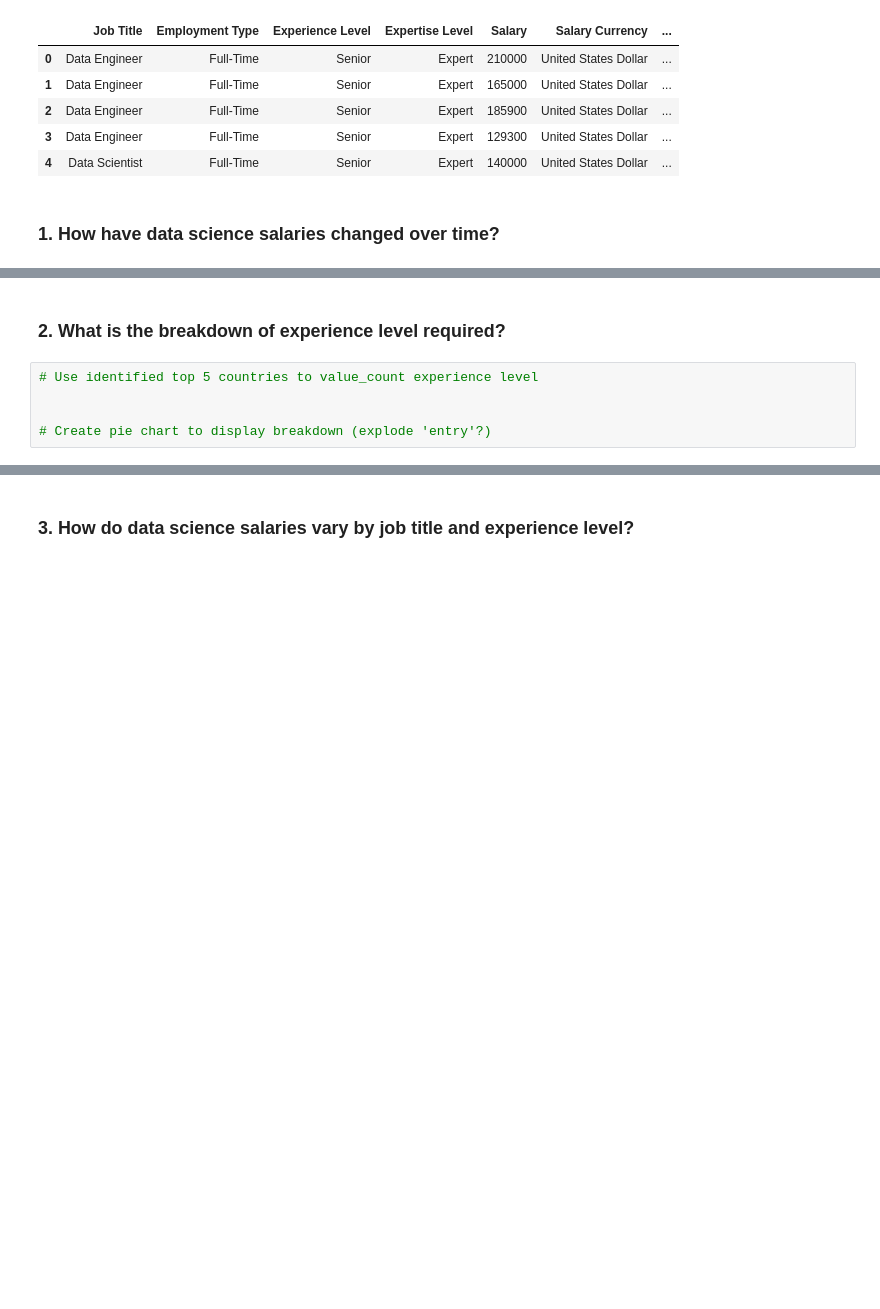
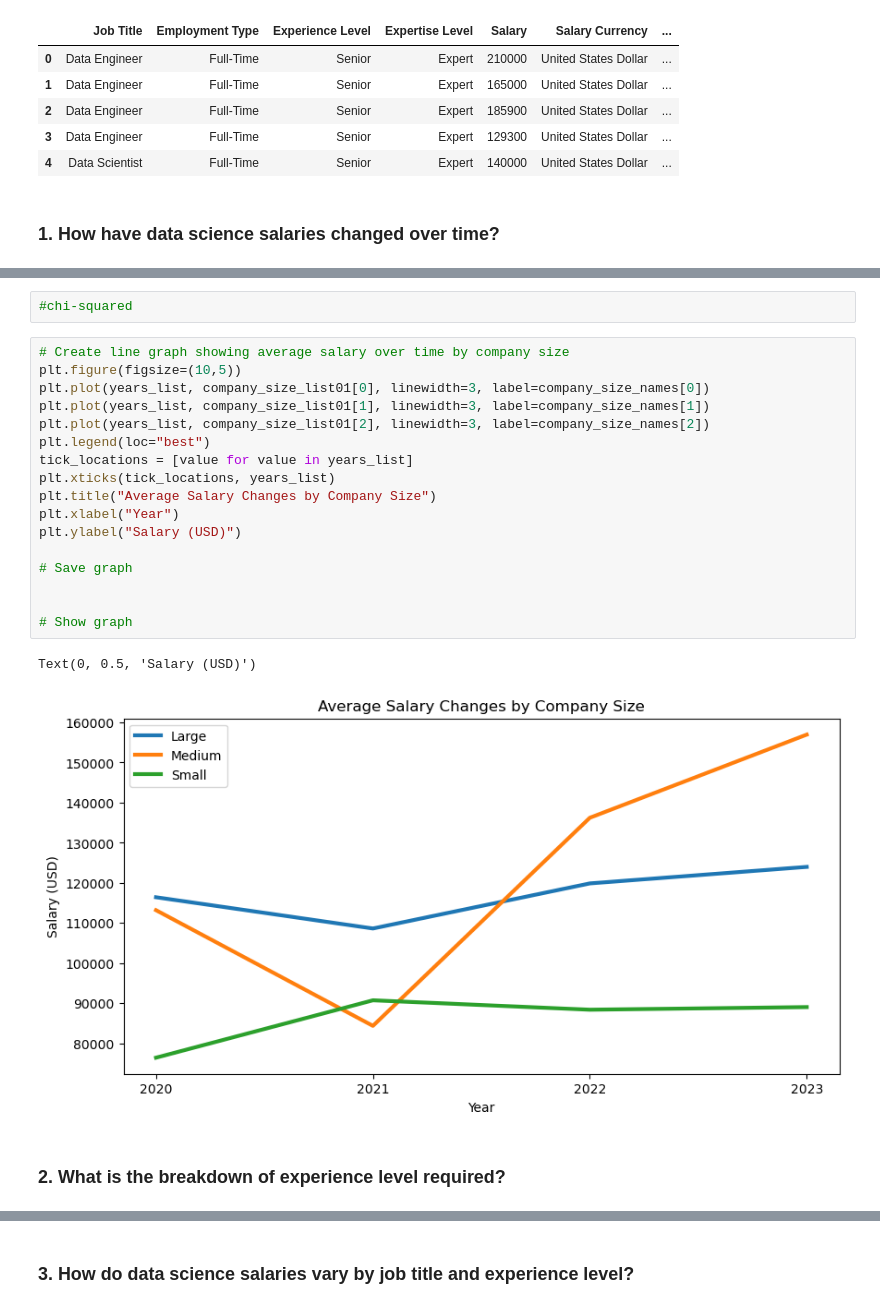
Before and after one commit to lathamlm/project-01, a Jupyter notebook: data_science.ipynb, the cells around one changed output, grey strips where cells are left out. Saved outputs shown, nothing was run; the diff lists cells and outputs as text; blank space fills up the shorter version.

```diff
--- a/data_science.ipynb
+++ b/data_science.ipynb
@@ -89,7 +127,24 @@ bottom_5_countries_list[4] = list(bottom_avg_list[4])
+# %%
+#chi-squared
+# %%
+# Create line graph showing average salary over time by company size
+plt.figure(figsize=(10,5))
+plt.plot(years_list, company_size_list01[0], linewidth=3, label=company_size_names[0])
+plt.plot(years_list, company_size_list01[1], linewidth=3, label=company_size_names[1])
+plt.plot(years_list, company_size_list01[2], linewidth=3, label=company_size_names[2])
+plt.legend(loc="best")
+tick_locations = [value for value in years_list]
+plt.xticks(tick_locations, years_list)
+plt.title("Average Salary Changes by Company Size")
+plt.xlabel("Year")
+plt.ylabel("Salary (USD)")
+
+# Save graph
+
+
+# Show graph
+# %% [output]
+Text(0, 0.5, 'Salary (USD)')
+[figure, added]
 # %% [markdown]
 ### 2. What is the breakdown of experience level required?
-# %%
-# Use identified top 5 countries to value_count experience level
-
-
-# Create pie chart to display breakdown (explode 'entry'?)
```
Also changed, not shown: parts of 15 cells of this notebook, 2 other files.
